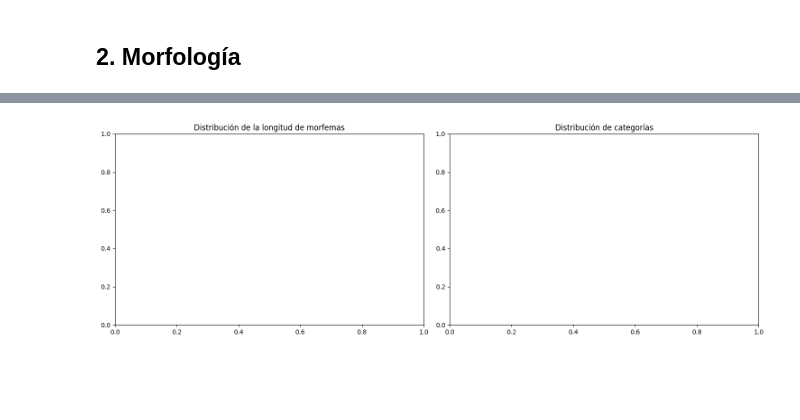
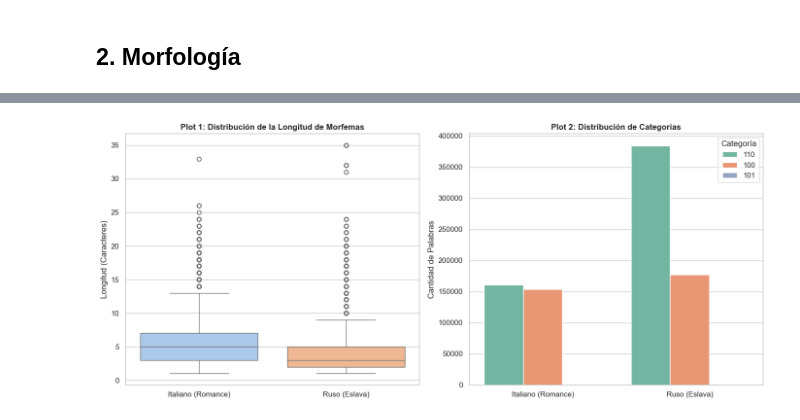
Before and after one commit to umoqnier/cl-2026-2-lab, a Jupyter notebook: practicas/Maku4lpha/P1/tarea1_exploracion.ipynb, the cells around one changed output, grey strips where cells are left out. Saved outputs shown, nothing was run; the diff lists cells and outputs as text; code cells hidden in the pictures; blank space fills up the shorter version.

```diff
--- a/practicas/Maku4lpha/P1/tarea1_exploracion.ipynb
+++ b/practicas/Maku4lpha/P1/tarea1_exploracion.ipynb
@@ -71,41 +110,82 @@ import pandas as pd
 import matplotlib.pyplot as plt
 import seaborn as sns
 
-def analizar_lengua(df, nombre_lengua):
-    # 1. Ratio Morfemas / Palabra
-    morf_por_palabra = df.groupby('palabra')['morfema'].count()
-    ratio = morf_por_palabra.mean()
+# ==========================================
+# 1. CARGA DEL CORPUS (SIGMORPHON 2022)
+# ==========================================
+print("Descargando datos del corpus oficial...")
 
-    # 2. Índice de Flexión (100) / Derivación (010)
-    total = len(df)
-    flexion = len(df[df['etiqueta'] == '100']) / total * 100
-    derivacion = len(df[df['etiqueta'] == '010']) / total * 100
+# Usamos Italiano, Ruso y Checo (ramas Romance y Eslava)
+df_ita = pd.read_csv('https://raw.githubusercontent.com/sigmorphon/2022SegmentationST/master/data/ita.word.train.tsv', sep='\t', names=['palabra', 'segmentacion', 'etiqueta'])
+df_rus = pd.read_csv('https://raw.githubusercontent.com/sigmorphon/2022SegmentationST/master/data/rus.word.train.tsv', sep='\t', names=['palabra', 'segmentacion', 'etiqueta'])
+df_ces = pd.read_csv('https://raw.githubusercontent.com/sigmorphon/2022SegmentationST/master/data/ces.word.train.tsv', sep='\t', names=['palabra', 'segmentacion', 'etiqueta'])
+
+df_ita['Lengua'] = 'Italiano (Romance)'
+df_rus['Lengua'] = 'Ruso (Eslava)'
+df_ces['Lengua'] = 'Checo (Eslava)'
+
+# ==========================================
+# 2. CÁLCULOS: Ratio e Índices
+# ==========================================
+def analizar_sigmorphon(df, nombre_lengua):
+    df = df.dropna(subset=['segmentacion', 'etiqueta']).copy()
+
+    # SOLUCIÓN APLICADA: Usamos .str.len() en lugar de .apply(len)
+    df['num_morfemas'] = df['segmentacion'].astype(str).str.split(' ').str.len()
+    ratio = df['num_morfemas'].mean()
+
+    df['etiqueta'] = df['etiqueta'].astype(str).str.strip()
+    total_palabras = len(df)
+
+    # Evitamos la división por cero por si algún DataFrame viene filtrado
+    flexion = len(df[df['etiqueta'] == '100']) / total_palabras * 100 if total_palabras > 0 else 0
+    derivacion = len(df[df['etiqueta'] == '010']) / total_palabras * 100 if total_palabras > 0 else 0
 
     print(f"--- {nombre_lengua} ---")
-    print(f"Ratio Morfemas/Palabra: {ratio:.2f}")
-    print(f"Flexión: {flexion:.2f}% | Derivación: {derivacion:.2f}%\n")
+    print(f"Ratio Morfemas / Palabra: {ratio:.2f}")
+    print(f"Índice Flexión (100): {flexion:.2f}% | Índice Derivación (010): {derivacion:.2f}%\n")
 
-    df['longitud_morfema'] = df['morfema'].astype(str).apply(len)
-    return df
+    morfemas_individuales = []
+    for _, row in df.iterrows():
+        segmentos = str(row['segmentacion']).split(' ')
+        for seg in segmentos:
+            morfema_limpio = seg.replace('@@', '')
+            if len(morfema_limpio) > 0:
+                morfemas_individuales.append({
+                    'Lengua': row['Lengua'],
+                    'morfema': morfema_limpio,
+                    'longitud': len(morfema_limpio)
+                })
 
-# APLICAR FUNCIÓN (Debes pasar tus propios DataFrames aquí)
-# df_spa = analizar_lengua(df_spa, "Español (Romance)")
-# df_eng = analizar_lengua(df_eng, "Inglés (Germánica)")
-# df_hun = analizar_lengua(df_hun, "Húngaro (Urálica)")
+    return df, pd.DataFrame(morfemas_individuales)
 
-# --- VISUALIZACIÓN CON SUBPLOTS ---
-# Unimos los 3 dataframes para graficar (Asegúrate de haberles creado una columna 'Lengua')
-# df_total = pd.concat([df_spa, df_eng, df_hun])
+print("RESULTADOS DE LOS CÁLCULOS:\n")
+df_ita, df_morf_ita = analizar_sigmorphon(df_ita, "Italiano")
+df_rus, df_morf_rus = analizar_sigmorphon(df_rus, "Ruso")
+df_ces, df_morf_ces = analizar_sigmorphon(df_ces, "Checo")
 
-fig, axes = plt.subplots(1, 2, figsize=(15, 5))
+df_total = pd.concat([df_ita, df_rus, df_ces])
+df_morf_total = pd.concat([df_morf_ita, df_morf_rus, df_morf_ces])
 
-# Plot 1: Longitud
-# sns.boxplot(data=df_total, x='Lengua', y='longitud_morfema', ax=axes[0])
-axes[0].set_title('Distribución de la longitud de morfemas')
+# ==========================================
+# 3. VISUALIZACIÓN (Subplots)
+# ==========================================
+sns.set_theme(style="whitegrid")
+fig, axes = plt.subplots(1, 2, figsize=(14, 6))
 
-# Plot 2: Categorías
-# sns.countplot(data=df_total[df_total['etiqueta'].isin(['100', '010'])], x='Lengua', hue='etiqueta', ax=axes[1])
-axes[1].set_title('Distribución de categorías')
+sns.boxplot(data=df_morf_total, x='Lengua', y='longitud', ax=axes[0], palette="pastel")
+axes[0].set_title('Plot 1: Distribución de la Longitud de Morfemas', fontsize=12, fontweight='bold')
+axes[0].set_ylabel('Longitud (Caracteres)')
+axes[0].set_xlabel('')
+
+orden_etiquetas = ['100', '010', '000', '110', '101']
+df_filtrado = df_total[df_total['etiqueta'].isin(orden_etiquetas)]
+
+sns.countplot(data=df_filtrado, x='Lengua', hue='etiqueta', ax=axes[1], palette="Set2")
+axes[1].set_title('Plot 2: Distribución de Categorías', fontsize=12, fontweight='bold')
+axes[1].set_ylabel('Cantidad de Palabras')
+axes[1].set_xlabel('')
+axes[1].legend(title='Categoría')
 
 plt.tight_layout()
 plt.show()
@@ -113 +210 @@ plt.show()
-[figure, old version]
+[figure, new version]
```
Also changed, not shown: parts of 3 cells of this notebook.
